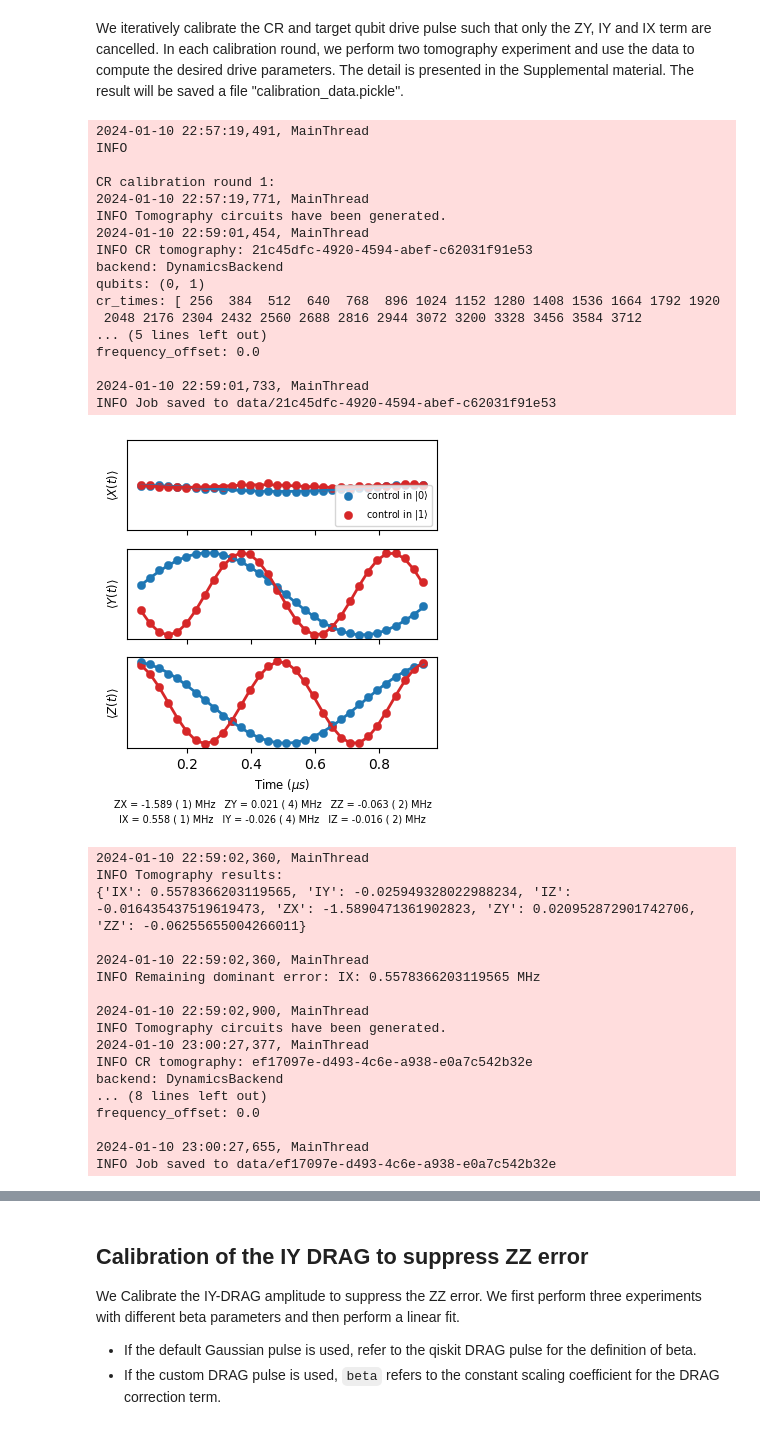
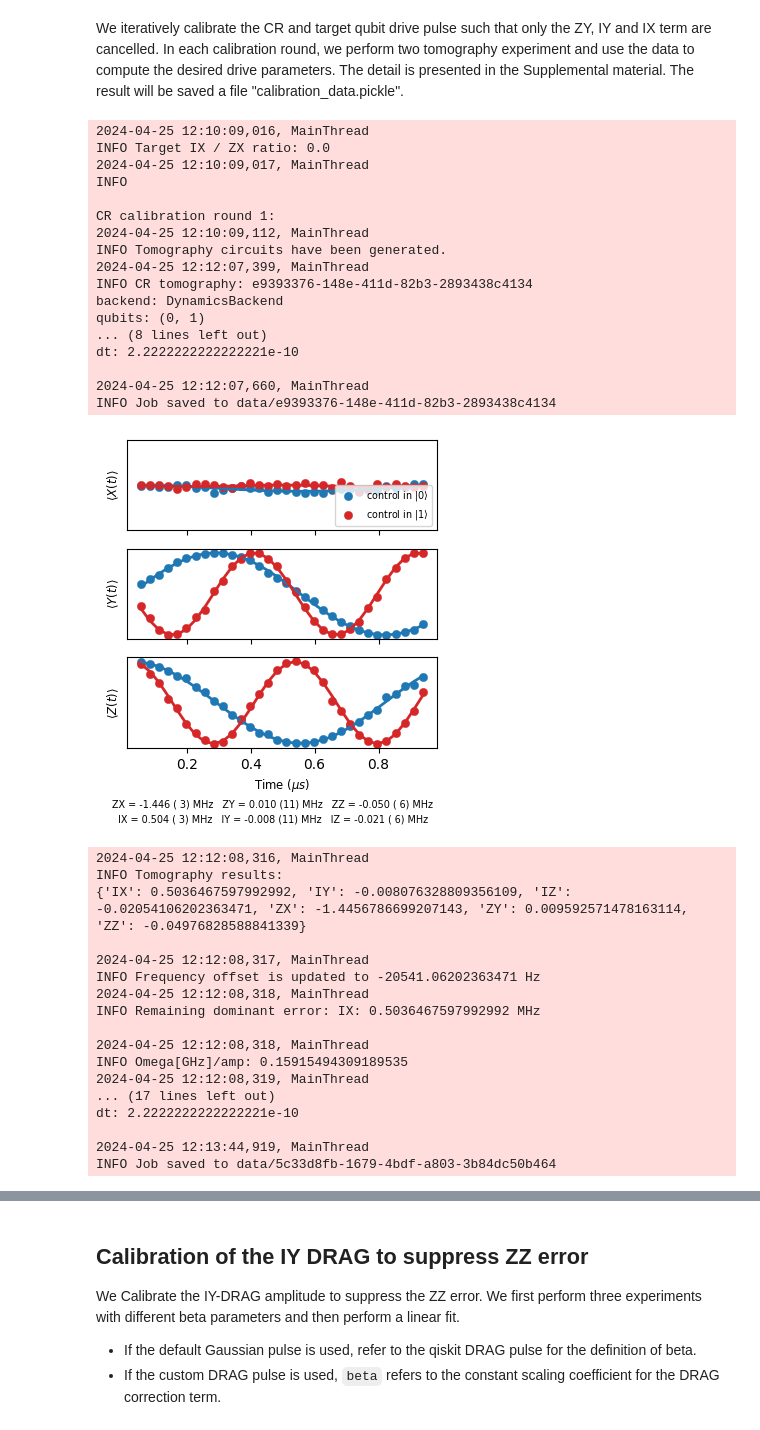
Before and after one commit to BoxiLi/qiskit-CR-calibration, a Jupyter notebook: tutorial1_echoed_cnot.ipynb, the cells around one changed output, grey strips where cells are left out. Cells and saved outputs as stored; diff of their text form; code cells hidden in the pictures.

```diff
--- a/tutorial1_echoed_cnot.ipynb
+++ b/tutorial1_echoed_cnot.ipynb
@@ -40,7 +40,7 @@ f1 = 5.079647268847252e9
 # anharmonicity
 a0 = -0.341931669003125e9
 a1 = -0.343248404293835e9
-backend = initilize_qiskit_dynamics_backend(f0, f1, a0, a1, cr_detuning=0.)
+backend = initilize_qiskit_dynamics_backend(f0, f1, a0, a1, J=0.003e9)
 # %% [output]
 WARNING:jax._src.xla_bridge:An NVIDIA GPU may be present on this machine, but a CUDA-enabled jaxlib is not installed. Falling back to cpu.
 # %% [markdown]
@@ -90,50 +90,51 @@ We iteratively calibrate the CR and target qubit drive pulse such that only the
 # %%
 iterative_cr_pulse_calibration(
     (QUBIT_C, QUBIT_T),
     backend,
     initial_calibration_data=initial_calibration_data,
     cr_times=cr_times,
     session=session,
     gate_name=gate_name,
     verbose=True,
     restart=True,  # fresh start
+    threshold_MHz=0.015,
     max_repeat=3,
-    shots=4096,
+    shots=512,
     mode="CR",
     )
 # %% [output]
-2024-01-10 22:57:19,491, MainThread
+2024-04-25 12:10:09,016, MainThread
+INFO Target IX / ZX ratio: 0.0
+2024-04-25 12:10:09,017, MainThread
 INFO
 
 CR calibration round 1:
-2024-01-10 22:57:19,771, MainThread
+2024-04-25 12:10:09,112, MainThread
 INFO Tomography circuits have been generated.
-2024-01-10 22:59:01,454, MainThread
-INFO CR tomography: 21c45dfc-4920-4594-abef-c62031f91e53
+2024-04-25 12:12:07,399, MainThread
+INFO CR tomography: e9393376-148e-411d-82b3-2893438c4134
 backend: DynamicsBackend
 qubits: (0, 1)
-cr_times: [ 256  384  512  640  768  896 1024 1152 1280 1408 1536 1664 1792 1920
- 2048 2176 2304 2432 2560 2688 2816 2944 3072 3200 3328 3456 3584 3712
-... (5 lines left out)
-frequency_offset: 0.0
+... (8 lines left out)
+dt: 2.2222222222222221e-10
 
-2024-01-10 22:59:01,733, MainThread
-INFO Job saved to data/21c45dfc-4920-4594-abef-c62031f91e53
+2024-04-25 12:12:07,660, MainThread
+INFO Job saved to data/e9393376-148e-411d-82b3-2893438c4134
-[figure, old version]
+[figure, new version]
-2024-01-10 22:59:02,360, MainThread
+2024-04-25 12:12:08,316, MainThread
 INFO Tomography results:
-{'IX': 0.5578366203119565, 'IY': -0.025949328022988234, 'IZ': -0.016435437519619473, 'ZX': -1.5890471361902823, 'ZY': 0.020952872901742706, 'ZZ': -0.06255655004266011}
+{'IX': 0.5036467597992992, 'IY': -0.008076328809356109, 'IZ': -0.02054106202363471, 'ZX': -1.4456786699207143, 'ZY': 0.009592571478163114, 'ZZ': -0.04976828588841339}
 
-2024-01-10 22:59:02,360, MainThread
-INFO Remaining dominant error: IX: 0.5578366203119565 MHz
+2024-04-25 12:12:08,317, MainThread
+INFO Frequency offset is updated to -20541.06202363471 Hz
+2024-04-25 12:12:08,318, MainThread
+INFO Remaining dominant error: IX: 0.5036467597992992 MHz
 
-2024-01-10 22:59:02,900, MainThread
-INFO Tomography circuits have been generated.
-2024-01-10 23:00:27,377, MainThread
-INFO CR tomography: ef17097e-d493-4c6e-a938-e0a7c542b32e
-backend: DynamicsBackend
-... (8 lines left out)
-frequency_offset: 0.0
+2024-04-25 12:12:08,318, MainThread
+INFO Omega[GHz]/amp: 0.15915494309189535
+2024-04-25 12:12:08,319, MainThread
+... (17 lines left out)
+dt: 2.2222222222222221e-10
 
-2024-01-10 23:00:27,655, MainThread
-INFO Job saved to data/ef17097e-d493-4c6e-a938-e0a7c542b32e
+2024-04-25 12:13:44,919, MainThread
+INFO Job saved to data/5c33d8fb-1679-4bdf-a803-3b84dc50b464
```
Also changed, not shown: parts of 8 cells of this notebook, 2 other files.
